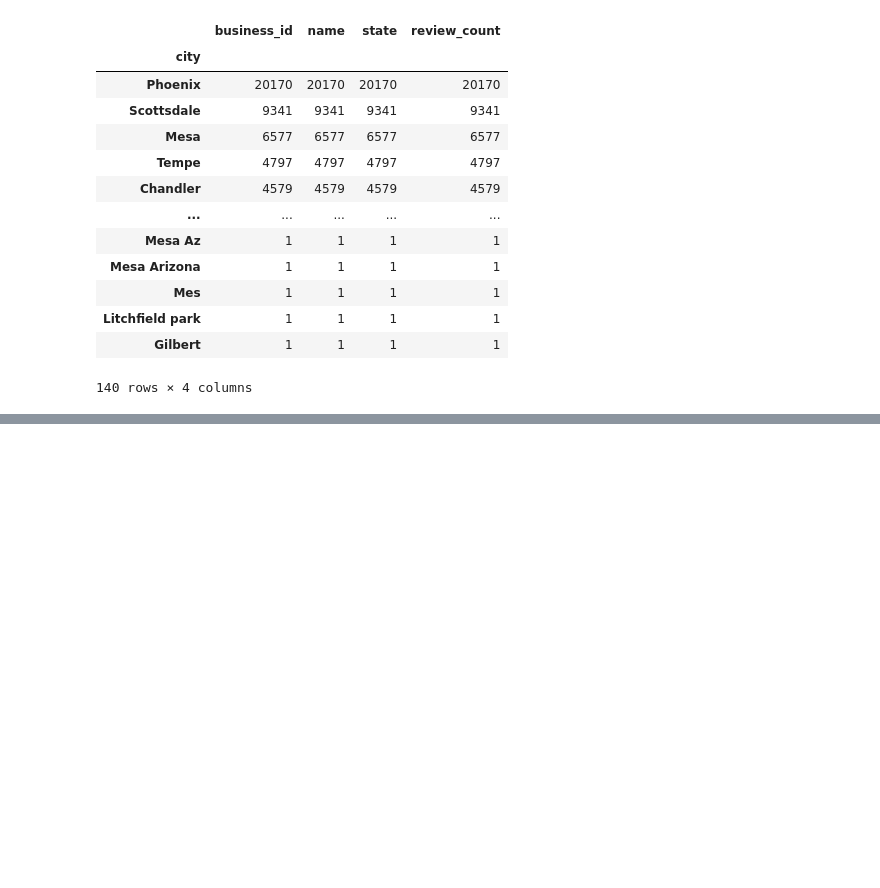
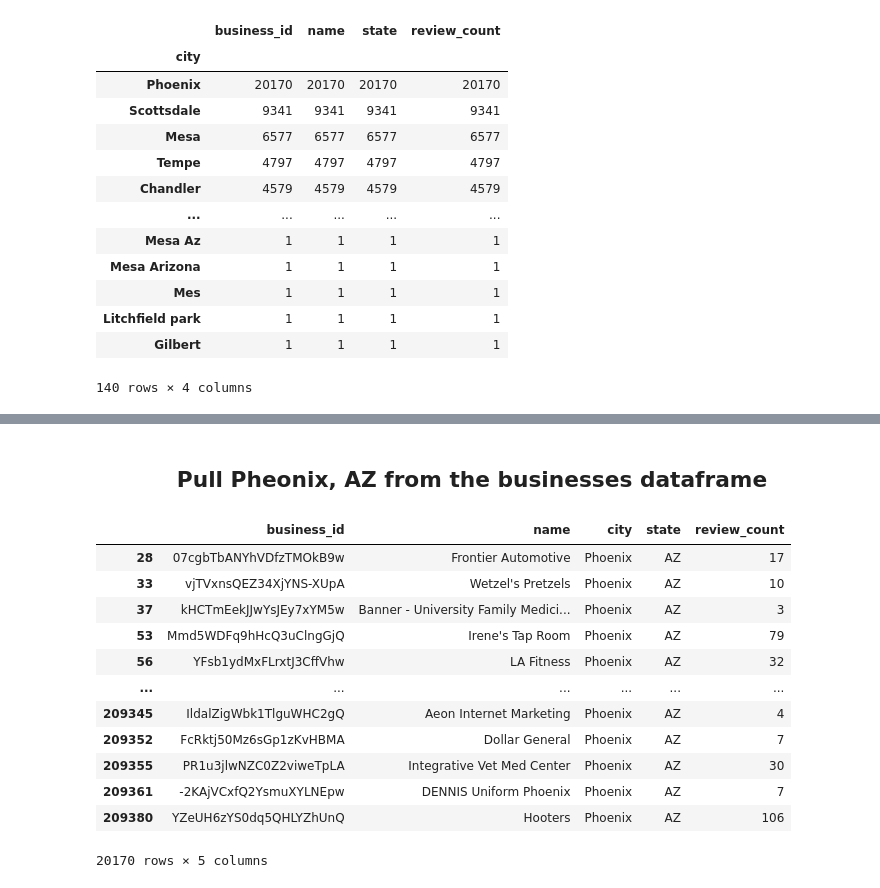
Before and after one commit to egitit/Yelp_Business_Check-ins_and_The-Weather, a Jupyter notebook: yelp_checkin_eda.ipynb, the cells around one changed output, grey strips where cells are left out. Saved outputs shown, nothing was run; the diff lists cells and outputs as text; code cells hidden in the pictures; blank space fills up the shorter version.

```diff
--- a/yelp_checkin_eda.ipynb
+++ b/yelp_checkin_eda.ipynb
@@ -88,7 +95,7 @@ businesses
 # %% [markdown]
 ### <center> Clean up businesses dataframe and elimnate unnecessary columns since its not data I need to focus on <center>
 # %%
-businesses = businesses.drop(['hours', 'categories', 'attributes', 'longitude', 'latitude', 'stars', 'is_open', 'address', 'postal_code', 'review_count'], axis=1)
+businesses = businesses.drop(['hours', 'categories', 'attributes', 'longitude', 'latitude', 'stars', 'is_open', 'address', 'postal_code'], axis=1)
 # %%
 businesses
 # %% [output]
@@ -204,0 +196,20 @@ AZ.sort_values('state', ascending=False)
+# %% [markdown]
+## <center> Pull Pheonix, AZ from the businesses dataframe <center>
+# %%
+phx_az_biz = businesses.loc[(businesses['city']=='Phoenix') & (businesses['state']=='AZ')]
+# %%
+phx_az_biz
+# %% [output]
+|  | business_id | name | city | state | review_count |
+| 28 | 07cgbTbANYhVDfzTMOkB9w | Frontier Automotive | Phoenix | AZ | 17 |
+| 33 | vjTVxnsQEZ34XjYNS-XUpA | Wetzel's Pretzels | Phoenix | AZ | 10 |
+| 37 | kHCTmEekJJwYsJEy7xYM5w | Banner - University Family Medici... | Phoenix | AZ | 3 |
+| 53 | Mmd5WDFq9hHcQ3uClngGjQ | Irene's Tap Room | Phoenix | AZ | 79 |
+| 56 | YFsb1ydMxFLrxtJ3CffVhw | LA Fitness | Phoenix | AZ | 32 |
+| ... | ... | ... | ... | ... | ... |
+| 209345 | IldalZigWbk1TlguWHC2gQ | Aeon Internet Marketing | Phoenix | AZ | 4 |
+| 209352 | FcRktj50Mz6sGp1zKvHBMA | Dollar General | Phoenix | AZ | 7 |
+| 209355 | PR1u3jlwNZC0Z2viweTpLA | Integrative Vet Med Center | Phoenix | AZ | 30 |
+| 209361 | -2KAjVCxfQ2YsmuXYLNEpw | DENNIS Uniform Phoenix | Phoenix | AZ | 7 |
+| 209380 | YZeUH6zYS0dq5QHLYZhUnQ | Hooters | Phoenix | AZ | 106 |
+20170 rows × 5 columns
```
Also changed, not shown: parts of 10 cells of this notebook.
